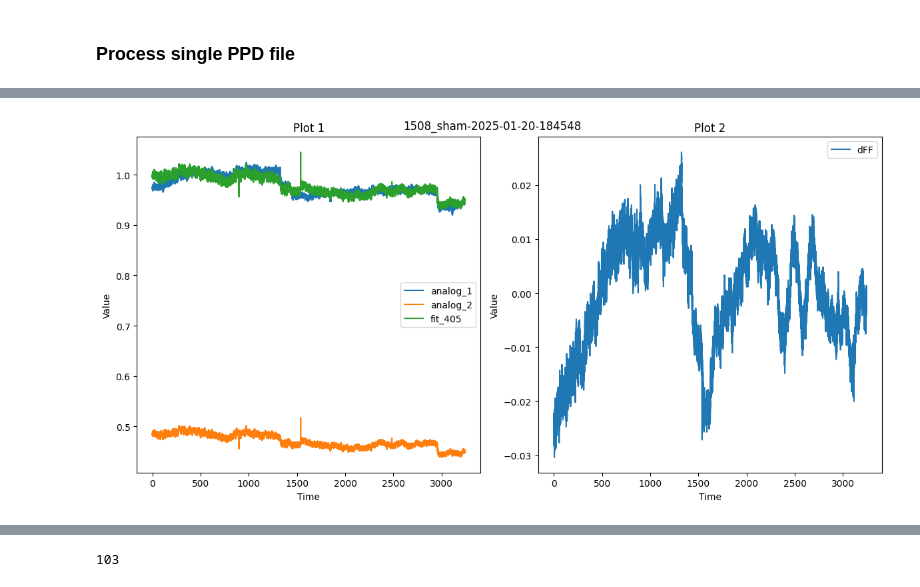
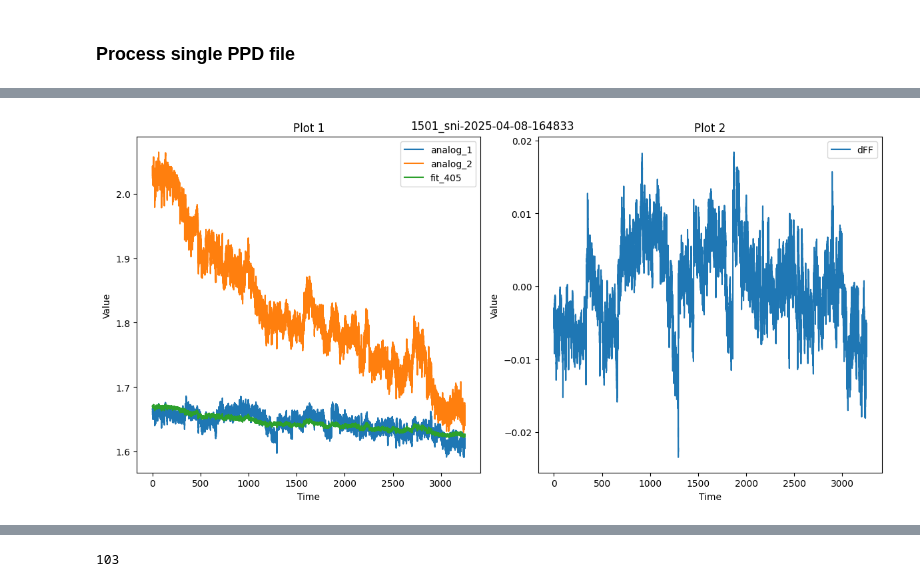
Before and after one commit to junhuang7/nevian_lab, a Jupyter notebook: sensory_stim_analysis/sens_FP_analysis-single.ipynb, the cells around one changed output, grey strips where cells are left out. Saved outputs shown, nothing was run; the diff lists cells and outputs as text; code cells hidden in the pictures.

```diff
--- a/sensory_stim_analysis/sens_FP_analysis-single.ipynb
+++ b/sensory_stim_analysis/sens_FP_analysis-single.ipynb
@@ -92,9 +99,22 @@ sampling_rate = 130
 #ppd_file_path = r'H:\Jun\sensory_stim\grab5ht\sham\1505_sham-2025-01-20-153627.ppd'
 #ppd_file_path = r'H:\Jun\sensory_stim\grab5ht\sham\1506_sham-2025-01-20-163405.ppd'
 #ppd_file_path = r'H:\Jun\sensory_stim\grab5ht\sham\1507_sham-2025-01-20-174233.ppd'
-ppd_file_path = r'H:\Jun\sensory_stim\grab5ht\sham\1508_sham-2025-01-20-184548.ppd'
+#ppd_file_path = r'H:\Jun\sensory_stim\grab5ht\sham\1508_sham-2025-01-20-184548.ppd'
 #ppd_file_path = r'H:\Jun\sensory_stim\grab5ht\sham\1631_sham-2025-01-21-150804.ppd'
 #ppd_file_path = r'H:\Jun\sensory_stim\grab5ht\sham\1632_sham-2025-01-21-161846.ppd'
+
+ppd_file_path = r'H:\Jun\sensory_stim\grab5ht_high\1501_sni-2025-04-08-164833.ppd'
+#ppd_file_path = r'H:\Jun\sensory_stim\grab5ht_high\1502_sni-2025-04-09-092223.ppd'
+#ppd_file_path = r'H:\Jun\sensory_stim\grab5ht_high\1503_sni-2025-04-10-174046.ppd'
+#ppd_file_path = r'H:\Jun\sensory_stim\grab5ht_high\1504_sni-2025-04-12-151252.ppd'
+#ppd_file_path = r'H:\Jun\sensory_stim\grab5ht_high\1505_sham-2025-04-13-120900.ppd'
+#ppd_file_path = r'H:\Jun\sensory_stim\grab5ht_high\1506_sham-2025-04-13-225430.ppd'
+#ppd_file_path = r'H:\Jun\sensory_stim\grab5ht_high\1507_sham-2025-04-15-142045.ppd'
+#ppd_file_path = r'H:\Jun\sensory_stim\grab5ht_high\1508_sham-2025-04-15-182857.ppd'
+#ppd_file_path = r'H:\Jun\sensory_stim\grab5ht_high\1629_sni-2025-04-03-151401.ppd'
+#ppd_file_path = r'H:\Jun\sensory_stim\grab5ht_high\1630_sni-2025-04-03-163943.ppd'
+#ppd_file_path = r'H:\Jun\sensory_stim\grab5ht_high\1631_sham-2025-04-16-020512.ppd'
+#ppd_file_path = r'H:\Jun\sensory_stim\grab5ht_high\1632_sham-2025-04-16-215914.ppd'
 
 # Extract the filename without the extension
 filename = os.path.splitext(os.path.basename(ppd_file_path))[0]
@@ -142,31 +162,107 @@ ax2.legend()
 plt.tight_layout()
 
 # Set the figure title
 fig.suptitle(filename)
 
 # Save the figure as PNG with 300 dpi
 save_path = os.path.join(os.path.dirname(ppd_file_path), filename + '.png')
 fig.savefig(save_path, dpi=300)
 
 # Display the plots
 plt.show()
 
 
 # Index of np.diff(data['digital_1']) bigger than 0.5 or smaller than -0.5
 index_on = np.where(np.diff(data['digital_1']) > 0.5)
 index_on = np.array(index_on)
 
 index_off = np.where(np.diff(data['digital_1']) < -0.5)
 index_off = np.array(index_off)
 
 ttl_duration = index_off - index_on
 
 indexes_to_remove = np.where(ttl_duration[0] < 20)
 
 index_on_new = np.delete(index_on, indexes_to_remove)
 index_off_new = np.delete(index_off, indexes_to_remove)
 ttl_duration_new = np.delete(ttl_duration, indexes_to_remove)
 
 time_on_new = index_on_new/sampling_rate
+
+
+
+
+# Extract the filename without the extension
+filename = os.path.splitext(os.path.basename(ppd_file_path))[0]
+
+# Load the data from the CSV file
+data = import_ppd(ppd_file_path, low_pass=20, high_pass=0.001)
+
+# Convert sample index to time vector
+time = np.arange(len(data['analog_1'])) / sampling_rate
+
+# http://dx.doi.org/10.1016/j.cell.2015.07.014
+# dFF using 405 fit as baseline
+reg= np.polyfit(data['analog_2'], data['analog_1'], 1) # ch1 is 465nm, ch2 is 405nm
+fit_405=reg[0]*data['analog_2']+reg[1]
+dFF=(data['analog_1']-fit_405)/fit_405 #this gives deltaF/F
+dFF = gaussian_filter1d(dFF, sigma=2)
+
+data['fit_405']=fit_405
+data['dFF']=dFF
+
+# Create the figure and subplots
+fig, (ax1, ax2) = plt.subplots(1, 2, figsize=(12, 6))
+
+# Plot 1
+ax1.plot(time, data['analog_1'], label='analog_1')
+ax1.plot(time, data['analog_2'], label='analog_2')
+ax1.plot(time, data['fit_405'], label='fit_405')
+
+# Set plot 1 properties
+ax1.set_xlabel('Time')
+ax1.set_ylabel('Value')
+ax1.set_title('Plot 1')
+ax1.legend()
+
+# Plot 2
+ax2.plot(time, data['dFF'], label='dFF')
+
+# Set plot 2 properties
+ax2.set_xlabel('Time')
+ax2.set_ylabel('Value')
+ax2.set_title('Plot 2')
+ax2.legend()
+
+# Adjust spacing between subplots
+plt.tight_layout()
+
+# Set the figure title
+fig.suptitle(filename)
+
+# Save the figure as PNG with 300 dpi
+save_path = os.path.join(os.path.dirname(ppd_file_path), filename + '.png')
+fig.savefig(save_path, dpi=300)
+
+# Display the plots
+plt.show()
+
+
+# Index of np.diff(data['digital_1']) bigger than 0.5 or smaller than -0.5
+index_on = np.where(np.diff(data['digital_1']) > 0.5)
+index_on = np.array(index_on)
+
+index_off = np.where(np.diff(data['digital_1']) < -0.5)
+index_off = np.array(index_off)
+
+ttl_duration = index_off - index_on
+
+indexes_to_remove = np.where(ttl_duration[0] < 20)
+
+index_on_new = np.delete(index_on, indexes_to_remove)
+index_off_new = np.delete(index_off, indexes_to_remove)
+ttl_duration_new = np.delete(ttl_duration, indexes_to_remove)
+
+time_on_new = index_on_new/sampling_rate
 # %% [output]
-[figure, old version]
+[figure, new version]
```
Also changed, not shown: parts of 6 cells of this notebook.
